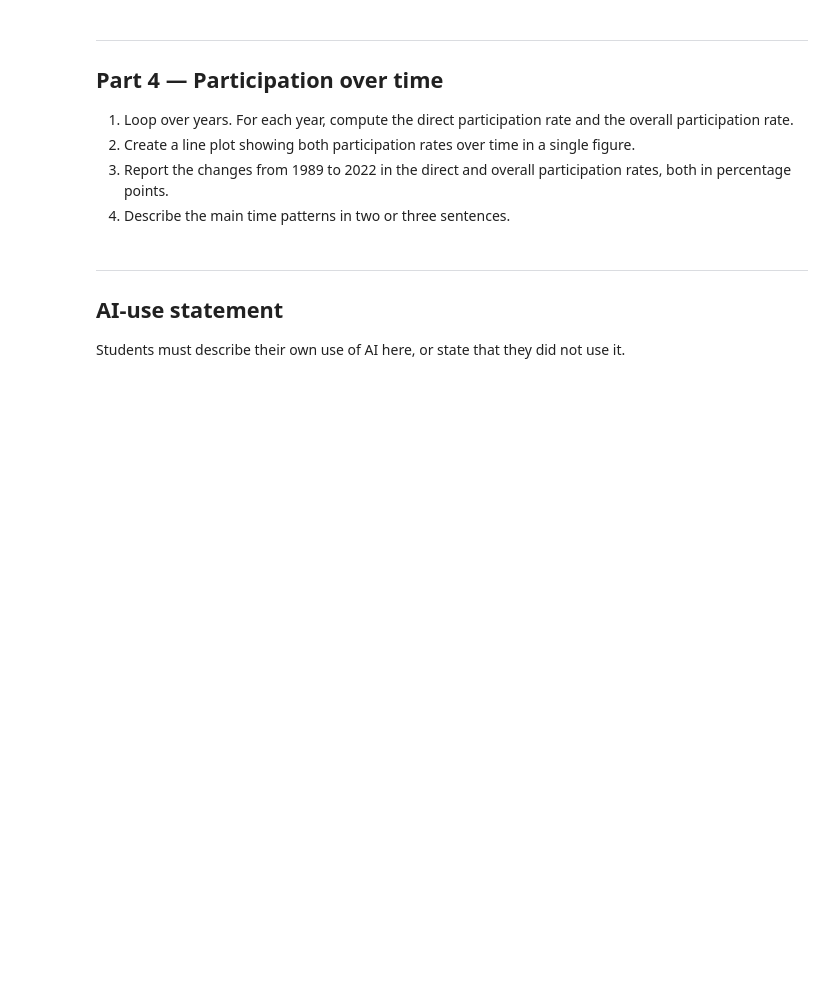
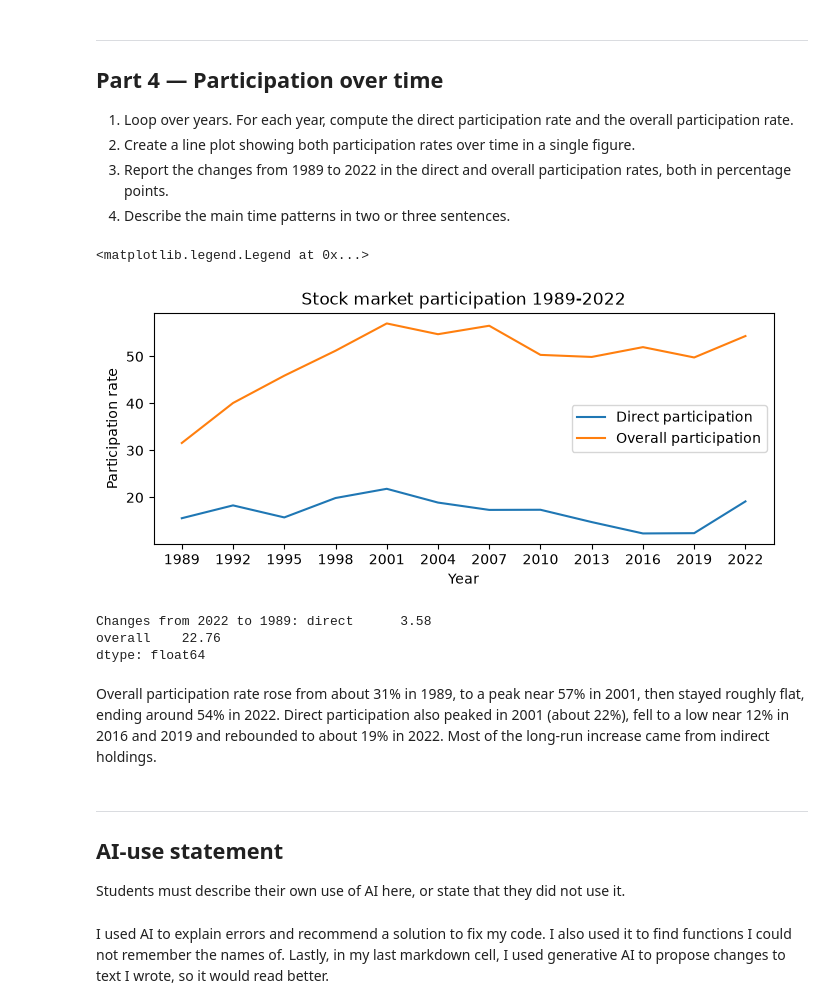
Before and after one commit to vi12344321/TECH2-H26-assignment3, a Jupyter notebook: assignment3.ipynb, the cells around one changed output. Cells and saved outputs as stored; diff of their text form; code cells hidden in the pictures; blank space fills up the shorter version.

```diff
--- a/assignment3.ipynb
+++ b/assignment3.ipynb
@@ -270,8 +270,51 @@ The participation rates show us: the higher the education level, the higher the
 3. Report the changes from 1989 to 2022 in the direct and overall participation
    rates, both in percentage points.
 4. Describe the main time patterns in two or three sentences.
+# %%
+#1
+
+directrate_year = []
+overallrate_year = []
+years = df['year'].unique()
+
+for year in years:
+    subset_ = df[df['year'] == year]
+    dr = round(participation_rate(subset_['direct']), 2)
+    ovr = round(participation_rate(subset_['overall']), 2)
+    directrate_year.append(dr)
+    overallrate_year.append(ovr)
+# %%
+#2.
+
+fig, ax = plt.subplots(figsize=(8, 3))
+
+ax.plot(years, directrate_year, label='Direct participation' )
+ax.plot(years, overallrate_year, label='Overall participation')
+
+ax.set_title('Stock market participation 1989-2022')
+ax.set_xlabel('Year')
+ax.set_ylabel('Participation rate')
+ax.set_xticks(years)
+ax.legend()
+# %% [output]
+<matplotlib.legend.Legend at 0x...>
+[figure, added]
+# %%
+#3.
+
+diff = df.groupby('year')[['direct', 'overall']].mean() *100
+change = diff.loc [2022] - diff.loc[1989]
+print(f'Changes from 2022 to 1989: {round(change, 2)}')
+# %% [output]
+Changes from 2022 to 1989: direct      3.58
+overall    22.76
+dtype: float64
+# %% [markdown]
+Overall participation rate rose from about 31% in 1989, to a peak near 57% in 2001, then stayed roughly flat, ending around 54% in 2022. Direct participation also peaked in 2001 (about 22%), fell to a low near 12% in 2016 and 2019 and rebounded to about 19% in 2022. Most of the long-run increase came from indirect holdings.
 # %% [markdown]
 ***
 ## AI-use statement
 
 Students must describe their own use of AI here, or state that they did not use it.
+# %% [markdown]
+I used AI to explain errors and recommend a solution to fix my code. I also used it to find functions I could not remember the names of. Lastly, in my last markdown cell, I used generative AI to propose changes to text I wrote, so it would read better.
```
Also changed, not shown: parts of 1 cell of this notebook.
